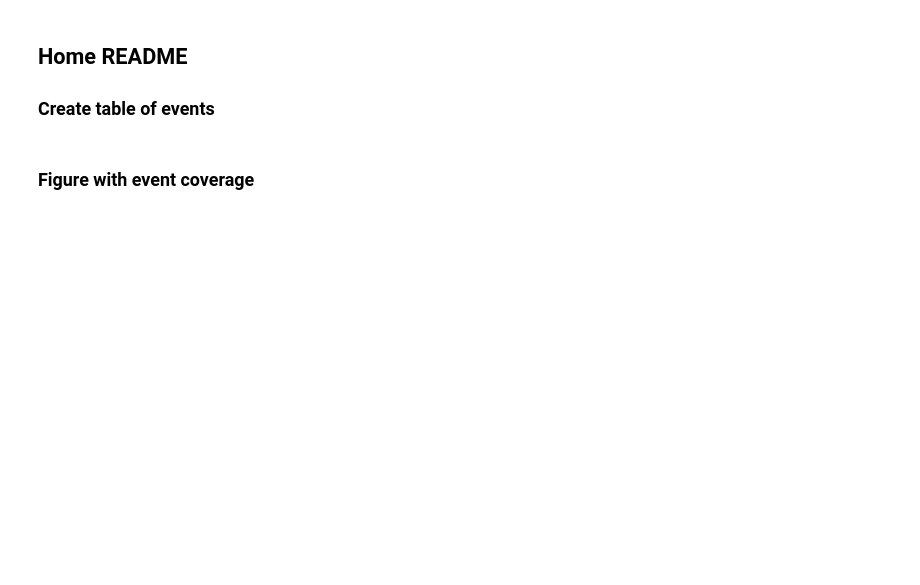
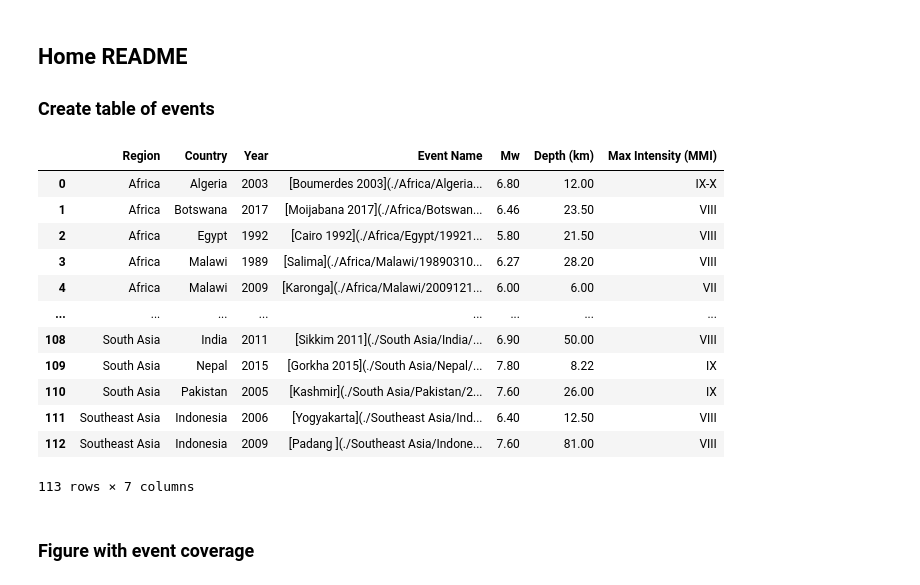
Before and after one commit to gem/earthquake-scenarios, a Jupyter notebook: src/6_esd.ipynb, the cells around one changed output. Drawn from its saved outputs; the diff is of its cells as text; code cells hidden in the pictures; blank space fills up the shorter version.

```diff
--- a/src/6_esd.ipynb
+++ b/src/6_esd.ipynb
@@ -72,19 +77,33 @@ print(f'   File saved as {save_as}')
 # %%
 df = pd.read_csv(os.path.join('..', 'World', 'world_eq_info.csv'))
 
 # Define columns to include in Home README
-cols = ['Region', 'Country', 'Year', 'Event_ID', 'Event_Name', 'Mw', 'Depth_(km)', 'Max_Intensity_(MMI)']
+cols = ['Region', 'Country', 'Year', 'Event_ID', 'Event Name', 'Mw', 'Depth (km)', 'Max Intensity (MMI)']
 table = df.loc[~df.Mw.isna(), cols].copy()
 table.sort_values(by=['Region', 'Country', 'Year'], inplace=True)
 table.reset_index(inplace=True, drop=True)
 
 # Add links to events page
-table['Event_Name'] = '[' + table.Event_Name+ '](./' + table.Region + '/' + table.Country + '/' + table.Event_ID + ')'
+table['Event Name'] = '[' + table['Event Name'] + '](./' + table.Region + '/' + table.Country + '/' + table.Event_ID + ')'
 table.drop(columns='Event_ID', inplace=True)
 
 # Store table in markdown
 events_table = table.to_markdown(index=True)
 
 table
+# %% [output]
+|  | Region | Country | Year | Event Name | Mw | Depth (km) | Max Intensity (MMI) |
+| 0 | Africa | Algeria | 2003 | [Boumerdes 2003](./Africa/Algeria... | 6.80 | 12.00 | IX-X |
+| 1 | Africa | Botswana | 2017 | [Moijabana 2017](./Africa/Botswan... | 6.46 | 23.50 | VIII |
+| 2 | Africa | Egypt | 1992 | [Cairo 1992](./Africa/Egypt/19921... | 5.80 | 21.50 | VIII |
+| 3 | Africa | Malawi | 1989 | [Salima](./Africa/Malawi/19890310... | 6.27 | 28.20 | VIII |
+| 4 | Africa | Malawi | 2009 | [Karonga](./Africa/Malawi/2009121... | 6.00 | 6.00 | VII |
+| ... | ... | ... | ... | ... | ... | ... | ... |
+| 108 | South Asia | India | 2011 | [Sikkim 2011](./South Asia/India/... | 6.90 | 50.00 | VIII |
+| 109 | South Asia | Nepal | 2015 | [Gorkha 2015](./South Asia/Nepal/... | 7.80 | 8.22 | IX |
+| 110 | South Asia | Pakistan | 2005 | [Kashmir](./South Asia/Pakistan/2... | 7.60 | 26.00 | IX |
+| 111 | Southeast Asia | Indonesia | 2006 | [Yogyakarta](./Southeast Asia/Ind... | 6.40 | 12.50 | VIII |
+| 112 | Southeast Asia | Indonesia | 2009 | [Padang ](./Southeast Asia/Indone... | 7.60 | 81.00 | VIII |
+113 rows × 7 columns
 # %% [markdown]
 ### Figure with event coverage
```
Also changed, not shown: parts of 4 cells of this notebook, 4 other files.
